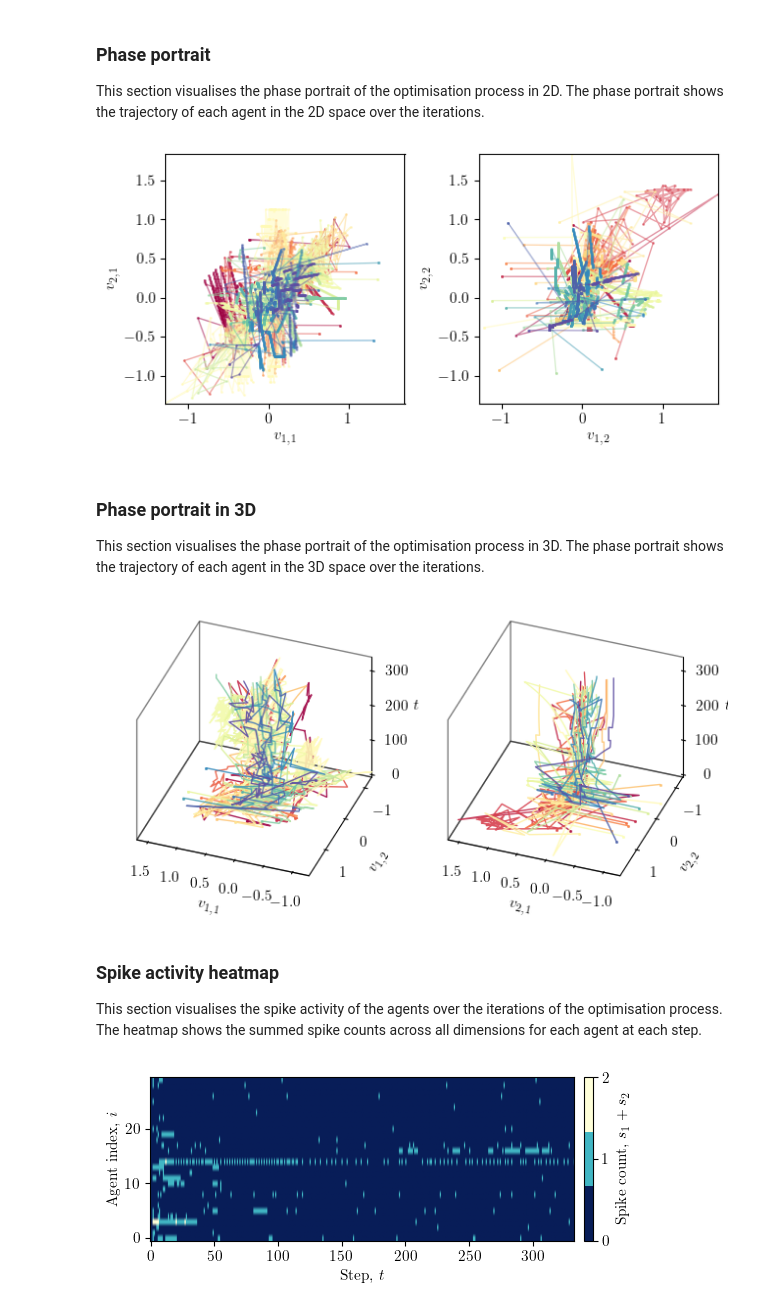
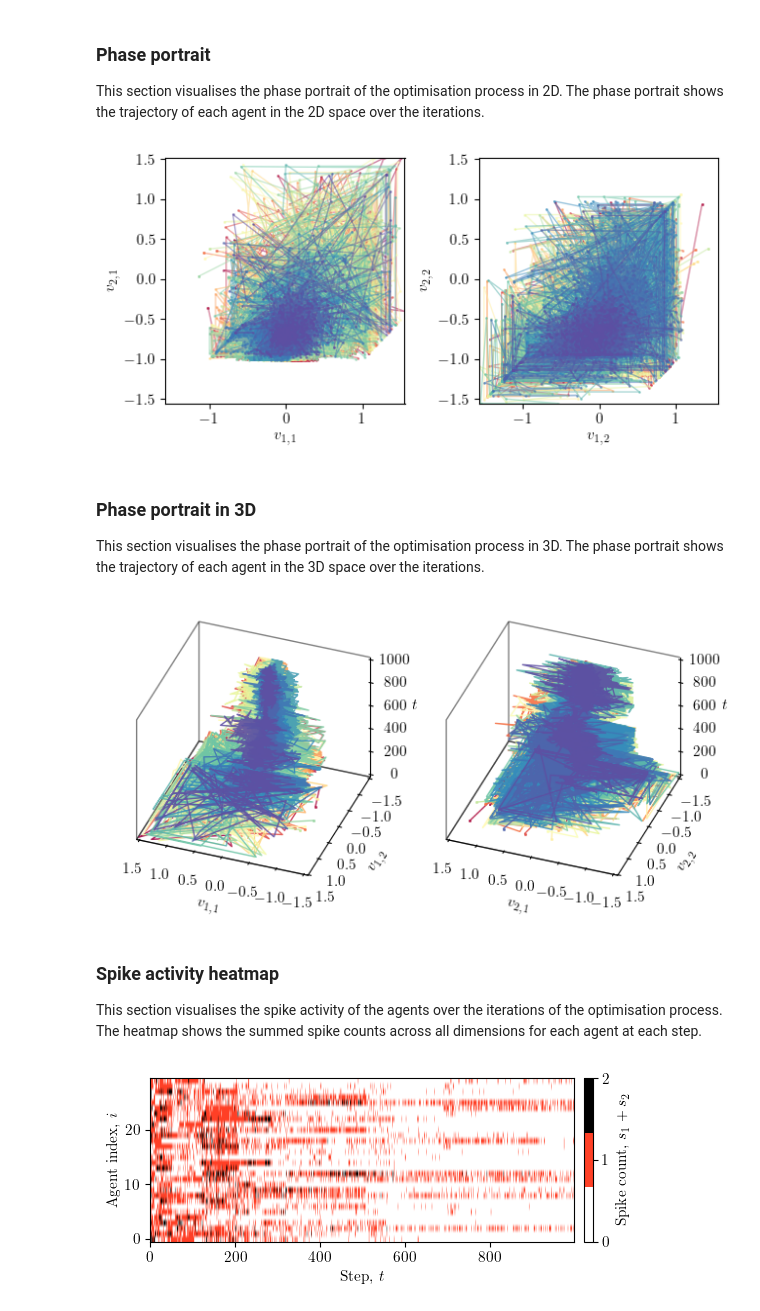
Before and after one commit to neuroptimiser/neuroptimiser, a Jupyter notebook: docs/source/examples/Example2.ipynb, the cells around one changed output. Cells and saved outputs as stored; diff of their text form; code cells hidden in the pictures.

```diff
--- a/docs/source/examples/Example2.ipynb
+++ b/docs/source/examples/Example2.ipynb
@@ -63,12 +63,14 @@ def save_this(fig, _in=""):
 In this section, we define the problem parameters, including the number of steps, problem ID, instance, dimensions. In addition, we set the custom parameters for the Neuroptimiser, which will replace the default parameters of the spiking core.
 # %%
 # Define the problem parameters
-num_steps       = 333       # Number of iterations
+num_steps       = 1000       # Number of iterations
 problem_id      = 10        # Problem ID from the BBOB framework
 problem_ins     = 1         # Problem instance
 num_dimensions  = 2         # Number of dimensions for the problem
 num_agents      = 30        # Number of agents/units in the Neuroptimiser
-num_neighbours  = 10        # Number of neighbours for each agent/unit
+num_neighbours  = 15        # Number of neighbours for each agent/unit
+
+coco_suite      = "bbob-noisy"
 
 # Define the Neuroptimiser parameters
 neuropt_name    = "neuropt_Ex2-Hyb"
@@ -82,20 +84,22 @@ config_params = dict(
     unit_topology   = "random",
 )
 
+# Proportion of custom spiking cores
+proportion_dist = [0.6, 0.4]
 neuropt_custom_params = [   # Specify the custom parameters for the spiking cores
-    {"name": "linear",      # (uncomment to make 50% or 33% of the units use this core)
+    {"name": "linear",
      "coeffs": "random",
-     "spk_cond": "l1",
+     "spk_cond": "l2",
      "hs_operator": "differential",
-     "hs_variant": "rand-to-best"
+     "hs_variant": "current-to-best"
      },
-    # {"name": "linear",  # 33% of the units will use this core
-    #  "coeffs": "repeller",
-    #  "spk_cond": "l1",
-    #  "hs_operator": "differential",
-    #  "hs_variant": "rand-to-best",
-    #  },
-    # {"name": "izhikevich",  # 33% of the units will use this core
+    {"name": "linear",
+     "coeffs": "repeller",
+     "spk_cond": "l2",
+     "hs_operator": "differential",
+     "hs_variant": "rand-to-best",
+     },
+    # {"name": "izhikevich",
     #  "coeffs": "random",
     #  "spk_cond": "fixed",
     #  "hs_operator": "differential",
@@ -125,13 +129,13 @@ default_core_params = dict(
     dt          = 0.01,
     max_steps   = num_steps,
     noise_std   = (0.0, 0.3),
-    ref_mode    = "pg",
+    ref_mode    = "pgn",
     is_bounded  = True,
     name        = "linear",
     coeffs      = "random",
     approx      = "rk4",
     thr_mode    = "fixed",
-    thr_alpha   = 2.0,
+    thr_alpha   = 1.0,
     thr_min     = 1e-6,
     thr_max     = 1.0,
     thr_k       = 0.05,
@@ -145,10 +149,13 @@ default_core_params = dict(
 if neuropt_custom_params is None:
     neuropt_custom_params = [{}]
 
+custom_params_indices = np.random.choice(a=range(len(neuropt_custom_params)), size=num_agents, p=proportion_dist)
+
 core_params = []
 for i in range(num_agents):
     p = deepcopy(default_core_params)
-    override = neuropt_custom_params[i % len(neuropt_custom_params)]
+    override = neuropt_custom_params[custom_params_indices[i]]
+    # override = neuropt_custom_params[i % len(neuropt_custom_params)]
     p.update(override)
     core_params.append(p)
 # %% [markdown]
@@ -377,7 +389,7 @@ fig.tight_layout()
 
 save_this(fig, _in="portrait_2d")
 # %% [output]
-[figure, old version]
+[figure, new version]
 # %% [markdown]
 ### Phase portrait in 3D
 This section visualises the phase portrait of the optimisation process in 3D. The phase portrait shows the trajectory of each agent in the 3D space over the iterations.
@@ -434,27 +446,27 @@ fig.tight_layout()
 
 save_this(fig, _in="portrait_3d")
 # %% [output]
-[figure, old version]
+[figure, new version]
 # %% [markdown]
 ### Spike activity heatmap
 This section visualises the spike activity of the agents over the iterations of the optimisation process. The heatmap shows the summed spike counts across all dimensions for each agent at each step.
 # %%
 fig, ax = plt.subplots(figsize=(width*0.9, height * 0.6))
 
 spikes_sum = np.sum(spikes, axis=2)
-cmap = plt.get_cmap("YlGnBu_r", 3)
+cmap = plt.get_cmap("CMRmap_r", 3)
 im = ax.imshow(spikes_sum.T, aspect='auto', origin='lower',
                cmap=cmap, vmin=0, vmax=2)
 
 ax.set_xlabel(r"Step, $t$")
 ax.set_ylabel(r"Agent index, $i$")
 
 cbar = fig.colorbar(im, ax=ax, pad=0.02, ticks=[0, 1, 2])
 cbar.set_label(r"Spike count, $s_{1}+s_{2}$")
 
 ax.patch.set_alpha(0)
 fig.tight_layout()
 
 save_this(fig, _in="spikes_hm")
 # %% [output]
-[figure, old version]
+[figure, new version]
```
Also changed, not shown: parts of 11 cells of this notebook, 7 other files.
